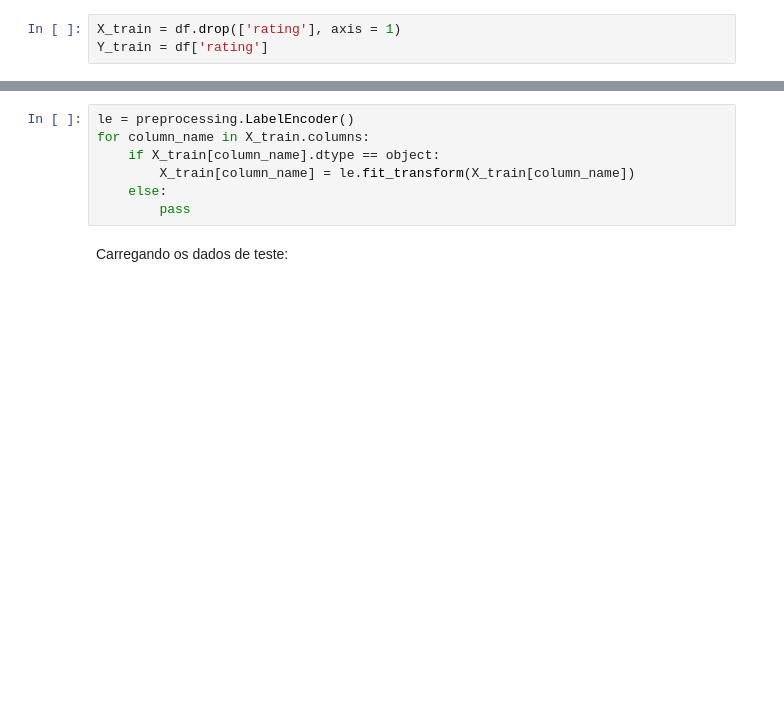
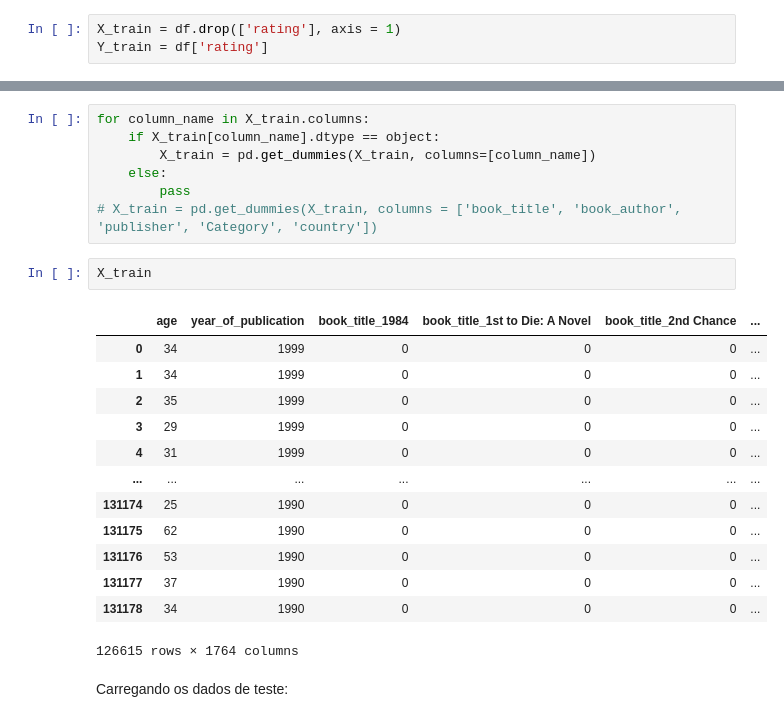
Before and after one commit to Rafa658/lab-exame, a Jupyter notebook: lab.ipynb, the cells around one changed output, grey strips where cells are left out. Cells and saved outputs as stored; diff of their text form; blank space fills up the shorter version.

Commit message:
Changed label encoding to one hot encoding

```diff
--- a/lab.ipynb
+++ b/lab.ipynb
@@ -103,10 +125,26 @@ Encodificando as Strings para que o fit no modelo funcione (strings não têm va
 # %%
-le = preprocessing.LabelEncoder()
 for column_name in X_train.columns:
     if X_train[column_name].dtype == object:
-        X_train[column_name] = le.fit_transform(X_train[column_name])
+        X_train = pd.get_dummies(X_train, columns=[column_name])
     else:
         pass
+# X_train = pd.get_dummies(X_train, columns = ['book_title', 'book_author', 'publisher', 'Category', 'country'])
+# %%
+X_train
+# %% [output]
+|  | age | year_of_publication | book_title_1984 | book_title_1st to Die: A Novel | book_title_2nd Chance | ... |
+| 0 | 34 | 1999 | 0 | 0 | 0 | ... |
+| 1 | 34 | 1999 | 0 | 0 | 0 | ... |
+| 2 | 35 | 1999 | 0 | 0 | 0 | ... |
+| 3 | 29 | 1999 | 0 | 0 | 0 | ... |
+| 4 | 31 | 1999 | 0 | 0 | 0 | ... |
+| ... | ... | ... | ... | ... | ... | ... |
+| 131174 | 25 | 1990 | 0 | 0 | 0 | ... |
+| 131175 | 62 | 1990 | 0 | 0 | 0 | ... |
+| 131176 | 53 | 1990 | 0 | 0 | 0 | ... |
+| 131177 | 37 | 1990 | 0 | 0 | 0 | ... |
+| 131178 | 34 | 1990 | 0 | 0 | 0 | ... |
+126615 rows × 1764 columns
 # %% [markdown]
 Carregando os dados de teste:
 # %%
```
Also changed, not shown: parts of 10 cells of this notebook.
